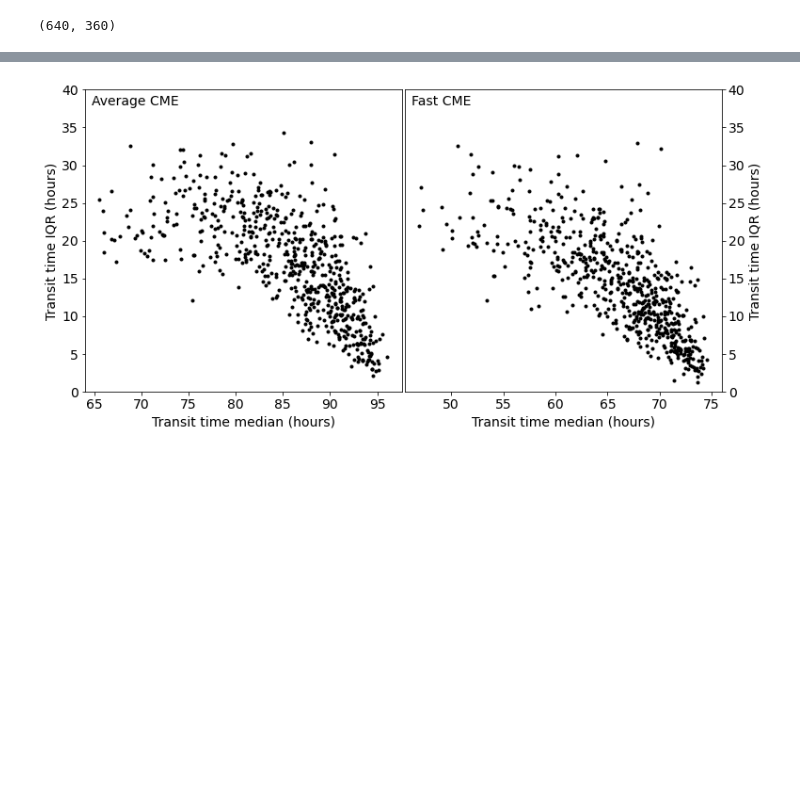
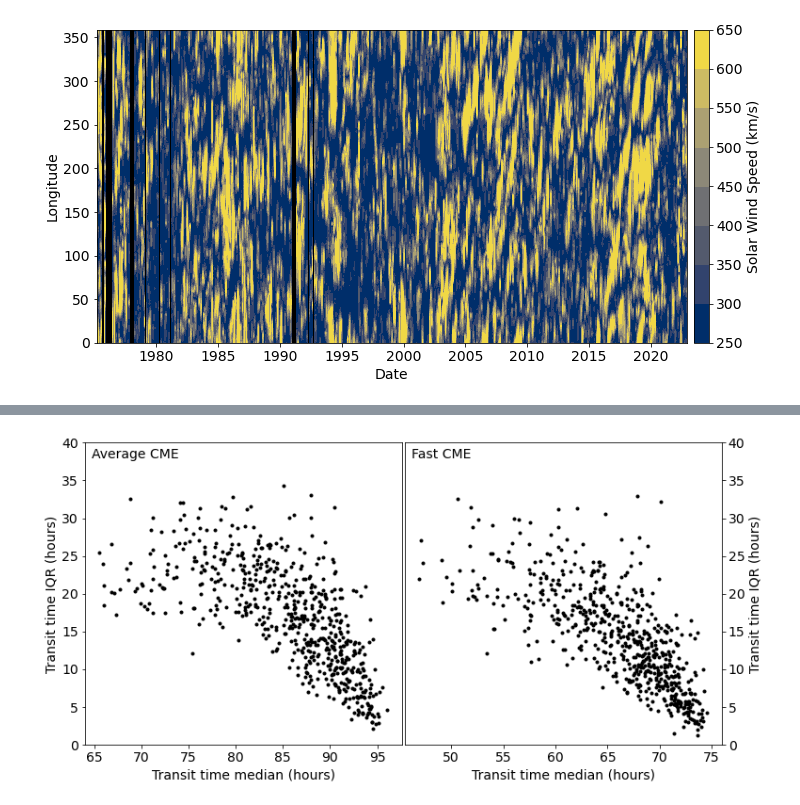
Before and after one commit to LukeBarnard/CME_transit_climatology, a Jupyter notebook: code/transit_time_analysis.ipynb, the cells around one changed output, grey strips where cells are left out. Cells and saved outputs as stored; diff of their text form; code cells hidden in the pictures; blank space fills up the shorter version.

```diff
--- a/code/transit_time_analysis.ipynb
+++ b/code/transit_time_analysis.ipynb
@@ -136,25 +75,55 @@ data = h5py.File(data_path, 'r')
 # %%
-cr_keys = data.keys()
-# Make array of CR numbers from the keys -  this is discontinuous.
-cr_nums = np.array([int(c.split("_")[1]) for c in cr_keys])
-cr_time = carrington_rotation_time(cr_nums+0.5)
+def solarwind_time_longitude_map_plot():
+    """
+    Produce a time-longitude plot of the MAS equatorial solar wind speed, to show how solar wind model boundary conditions change in time.
+    """
 
-cr_nums_pad = np.arange(cr_nums.min(), cr_nums.max() + 1, 1)
-cr_time_pad = carrington_rotation_time(cr_nums_pad + 0.5)
-vsw_bc = []
+    # load in the CME transit time data
+    data_path = "C:/Users/yq904481/research/repos/CME_transit_climatology/data/output/CME_transit_data.hdf5"
+    data = h5py.File(data_path, 'r')
 
-for cr_num in cr_nums_pad:
-    cr_tag = "CR_{}".format(cr_num)
+    cr_keys = data.keys()
+    # Make array of CR numbers from the keys -  this is discontinuous.
+    cr_nums = np.array([int(c.split("_")[1]) for c in cr_keys])
 
-    if cr_tag in cr_keys:
-        # Get BC variability
-        vsw_bc.append(data[cr_tag + '/vr_in'][:])
-    else:
-        vsw_bc.append(np.nan*np.ones(360))
+    cr_nums_pad = np.arange(cr_nums.min(), cr_nums.max() + 1, 1)
+    cr_time_pad = carrington_rotation_time(cr_nums_pad + 0.5)
+    vsw_bc = []
 
-vsw = np.array(vsw_bc)
-print(vsw.shape)
+    for cr_num in cr_nums_pad:
+        cr_tag = "CR_{}".format(cr_num)
 
-lons = np.arange(0,360,1)
+        if cr_tag in cr_keys:
+            # Get BC variability
+            vsw_bc.append(data[cr_tag + '/vr_in'][:])
+        else:
+            vsw_bc.append(np.nan*np.ones(360))
+
+    vsw = np.array(vsw_bc)
+    lons = np.arange(0,360,1)
+
+    fig, ax = plt.subplots(figsize=(10,5), facecolor='white')
+    ax.set_facecolor('k')
+    levels = np.arange(250, 700, 50)
+    cmap = copy.copy(mpl.cm.get_cmap('cividis'))
+    cmap.set_bad(color='k', alpha=1)
+
+    cnt = ax.contourf(cr_time_pad.datetime, lons, vsw.T, levels=levels, cmap=cmap, vmin=levels[0], vmax=levels[-1])
+    ax.set_xlabel('Date')
+    ax.set_ylabel('Longitude')
+
+    cbar = fig.colorbar(cnt, ax=ax, pad=0.01)
+    cbar.ax.set_ylabel('Solar Wind Speed (km/s)')
+
+    fig.subplots_adjust(left=0.075, bottom=0.11, right=1.05, top=0.98)
+    fig_name = "C:/Users/yq904481/research/repos/CME_transit_climatology/figures/MAS_Vsw_equator_timeseries.pdf"
+    fig.savefig(fig_name)
+    fig_name = "C:/Users/yq904481/research/repos/CME_transit_climatology/figures/MAS_Vsw_equator_timeseries.png"
+    fig.savefig(fig_name)
+
+    data.close()
+    return
+
+solarwind_time_longitude_map_plot()
 # %% [output]
-(640, 360)
+[figure, added]
```
Also changed, not shown: parts of 13 cells of this notebook.
